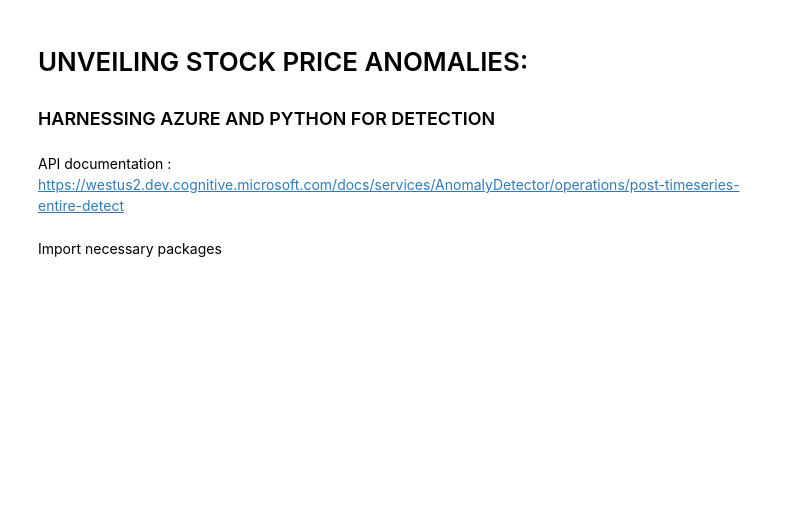
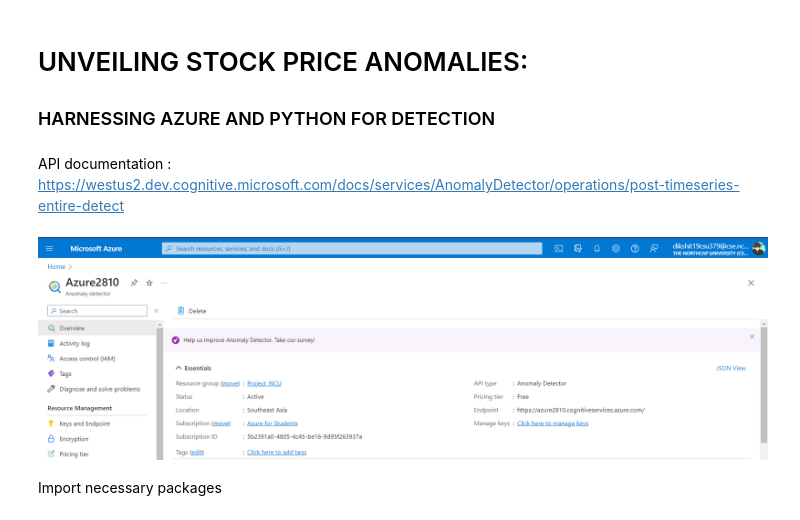
Before and after one commit to Dikshit28/Twitter_stock_anomaly, a Jupyter notebook: anomaly_detector_api_to_analyze_stock_perf.ipynb, the cells around one changed output. Drawn from its saved outputs; the diff is of its cells as text; code cells hidden in the pictures; blank space fills up the shorter version.

Commit message:
image

```diff
--- a/anomaly_detector_api_to_analyze_stock_perf.ipynb
+++ b/anomaly_detector_api_to_analyze_stock_perf.ipynb
@@ -7,6 +7,12 @@ API documentation : https://westus2.dev.cognitive.microsoft.com/docs/services/An
 # To start sending requests to the Anomaly Detector API, paste your subscription key you received after creating Anomaly Detector resource.
 subscription_key = 'ecb938e0445b4dc39626e56c964c9d84'
 endpoint = 'https://azure2810.cognitiveservices.azure.com/anomalydetector/v1.0/timeseries/entire/detect'
+# %%
+from IPython.display import Image
+
+Image("images/azureAPI.png")
+# %% [output]
+[figure, added]
 # %% [markdown]
 Import necessary packages
 # %%
```
Also changed, not shown: 1 other file.
